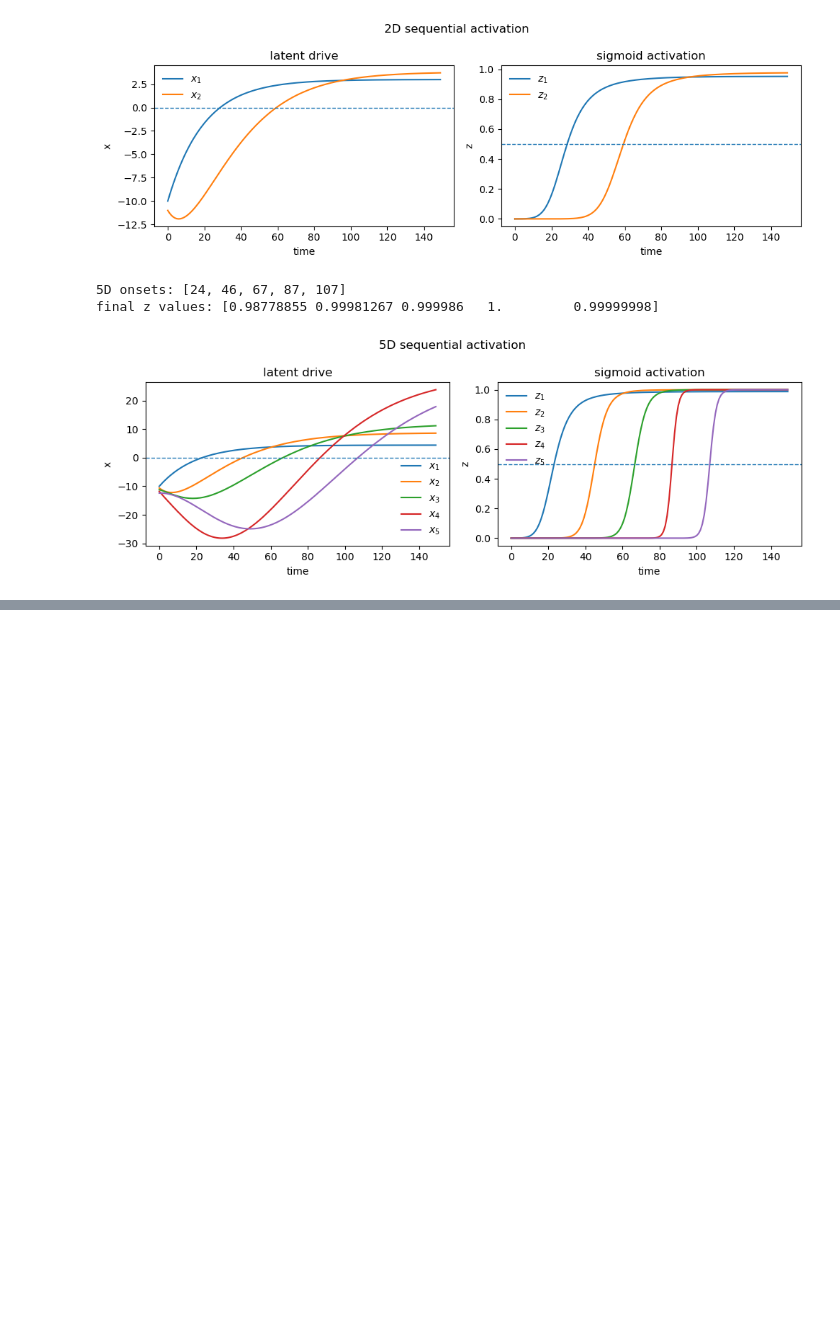
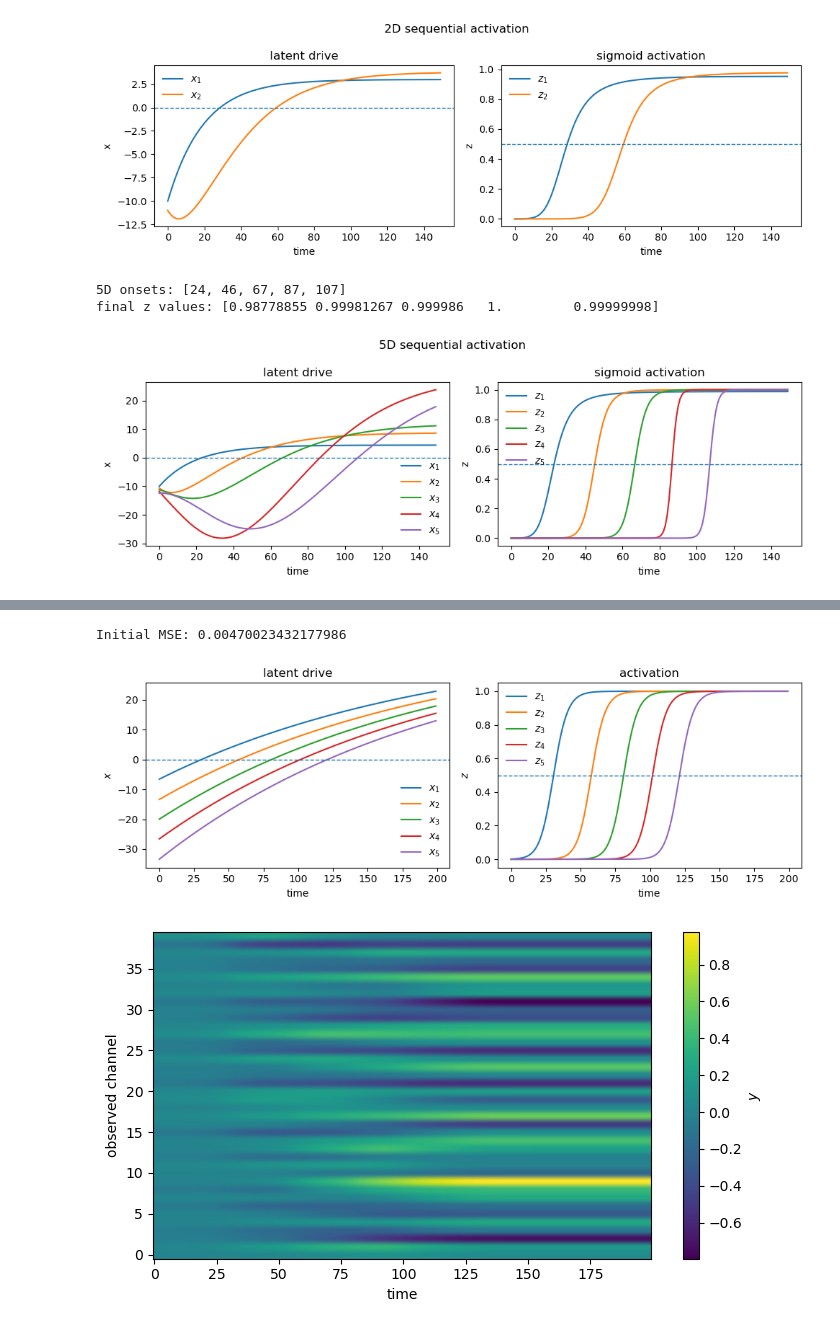
Before and after one commit to stootoon/sequential-sigmoidal-factor-analysis, a Jupyter notebook: sequential-ppca.ipynb, the cells around one changed output, grey strips where cells are left out. Drawn from its saved outputs; the diff is of its cells as text; code cells hidden in the pictures; blank space fills up the shorter version.

```diff
--- a/sequential-ppca.ipynb
+++ b/sequential-ppca.ipynb
@@ -553 +237,28 @@ onsets: [np.int64(26), np.int64(55), np.int64(86), np.int64(114), np.int64(145)]
+# %%
+init = SSFA.sequential_block_init(
+    y,
+    K = K,
+    a=0.995,
+    slope=np.array([0.2] * K)
+)
+
+model0 = SSFA(
+    p=init["p"],
+    b=init["b"],
+    C=init["C"],
+    d=init["d"],
+    x0=init["x0"],
+    obs_noise=0.01,
+    latent_noise=0.,
+)
+
+x0, z0 = model0.simulate_dynamics(T=len(y))
+yhat0 = z0 @ model0.C.T + model0.d[None, :]
+print("Initial MSE:", np.mean((y - yhat0) ** 2))
+SSFA.plot_latents(x0, z0)
+SSFA.plot_observations(yhat0)
+# %% [output]
+Initial MSE: 0.00470023432177986
+[figure, added]
+[figure, added]
 # %%
```
Also changed, not shown: parts of 11 cells of this notebook.
